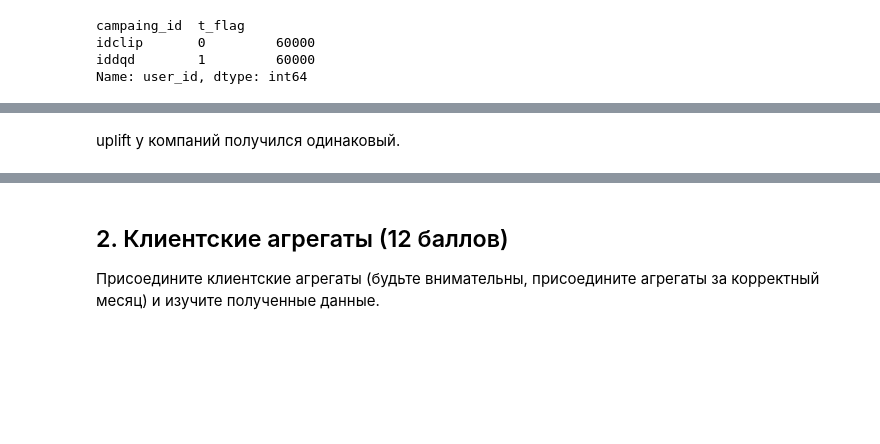
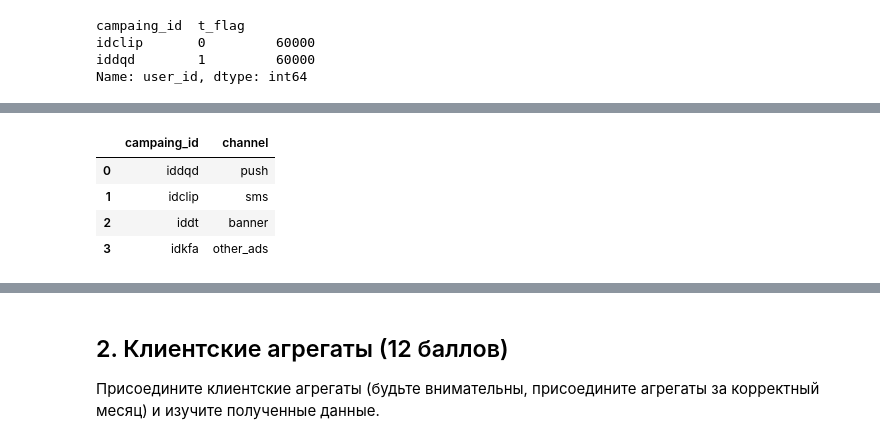
Before and after one commit to vasilyryabtsev/ml-hse-24-25, a Jupyter notebook: HW6_Uplift/AI_HW6_uplift.ipynb, the cells around one changed output, grey strips where cells are left out. Saved outputs shown, nothing was run; the diff lists cells and outputs as text; code cells hidden in the pictures; blank space fills up the shorter version.

```diff
--- a/HW6_Uplift/AI_HW6_uplift.ipynb
+++ b/HW6_Uplift/AI_HW6_uplift.ipynb
@@ -548,2 +538,8 @@ campaign_dict
-# %% [markdown]
-uplift у компаний получился одинаковый.
+# %%
+campaigns
+# %% [output]
+|  | campaing_id | channel |
+| 0 | iddqd | push |
+| 1 | idclip | sms |
+| 2 | iddt | banner |
+| 3 | idkfa | other_ads |
```
Also changed, not shown: parts of 9 cells of this notebook.
